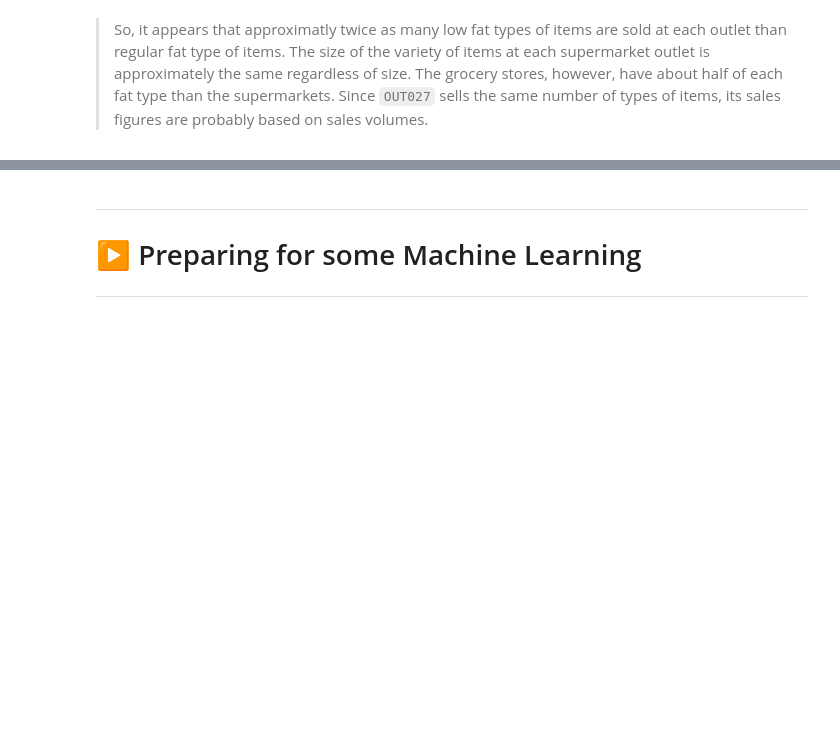
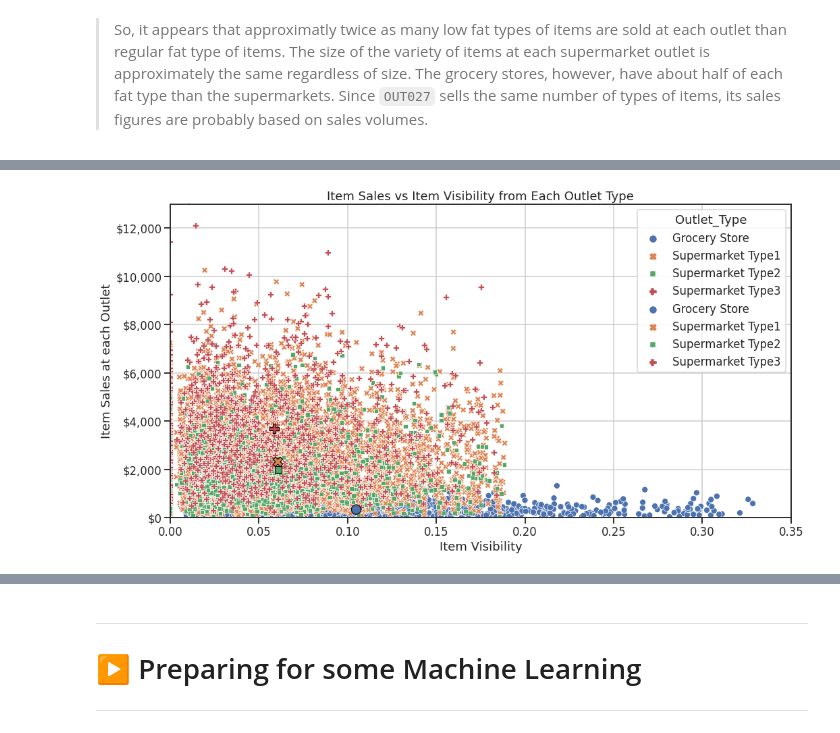
Before and after one commit to bngrossmann/food-sales-predictions, a Jupyter notebook: food_sales_predition.ipynb, the cells around one changed output, grey strips where cells are left out. Saved outputs shown, nothing was run; the diff lists cells and outputs as text; code cells hidden in the pictures; blank space fills up the shorter version.

```diff
--- a/food_sales_predition.ipynb
+++ b/food_sales_predition.ipynb
@@ -750,0 +827,16 @@ bar_ax.legend(title="Item Fat Content")
+# %%
+plt.figure(figsize=(15,8))
+# plt.xticks(np.arange(0, 55, 5));
+plt.xlim(0,0.35);
+plt.ylim(0,13000);
+this_ax = sns.scatterplot(data=df_sales.sort_values("Outlet_Type"),x="Item_Visibility",y="Item_Outlet_Sales",hue="Outlet_Type",style="Outlet_Type")
+mean_ax = sns.scatterplot(data=df_sales.groupby("Outlet_Type").mean(),x="Item_Visibility",y="Item_Outlet_Sales",hue="Outlet_Type",style="Outlet_Type",s=200,edgecolor="black")
+this_ax.set(title="Item Sales vs Item Visibility from Each Outlet Type",ylabel="Item Sales at each Outlet",xlabel="Item Visibility");
+this_ax.yaxis.grid(True);
+this_ax.yaxis.set_major_formatter(kdollar_formatter)
+this_ax.xaxis.grid(True);
+this_ax.tick_params(bottom=True, left=True)
+plt.tight_layout()
+# this_ax.legend(title="Outlet Type")
+# %% [output]
+[figure, added]
```
Also changed, not shown: parts of 12 cells of this notebook.
